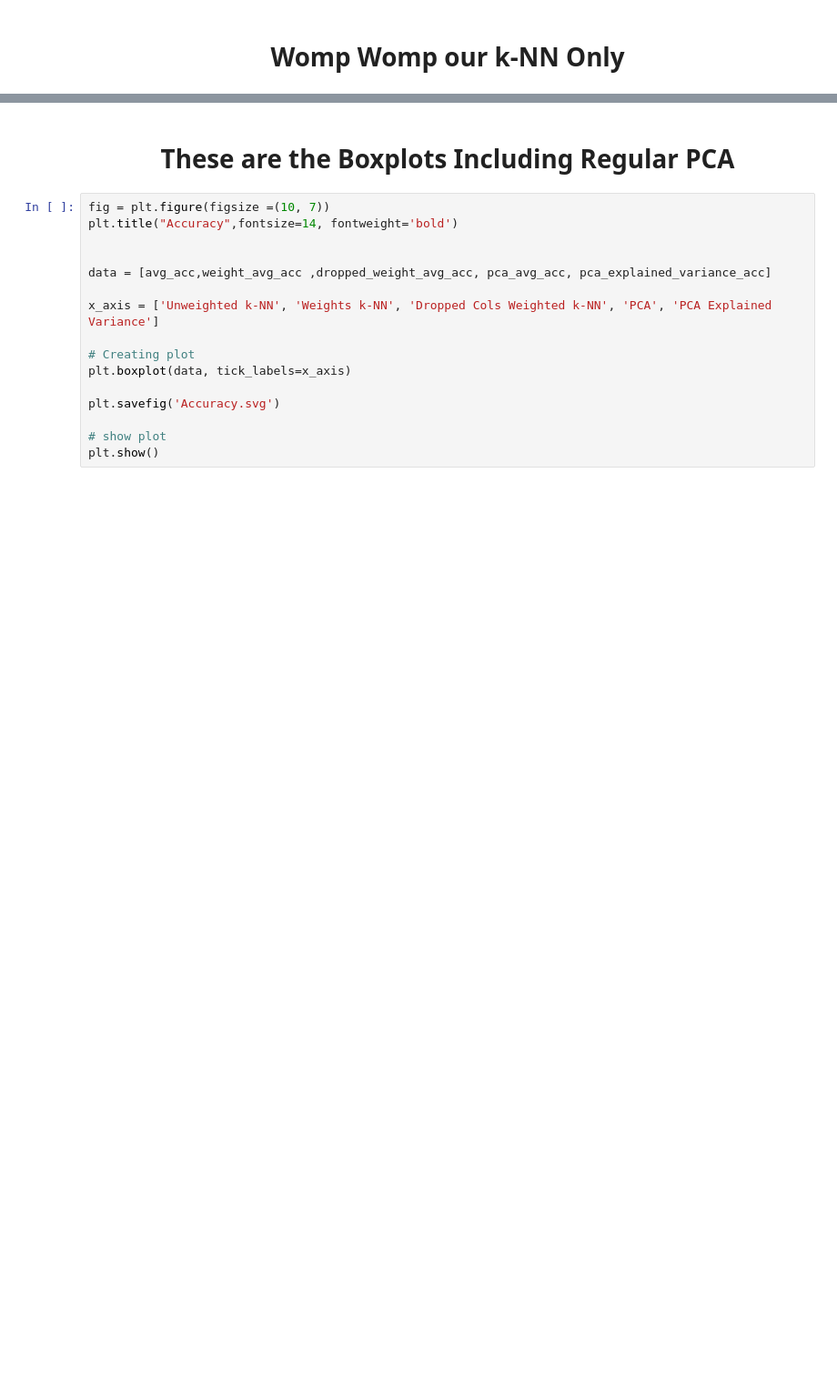
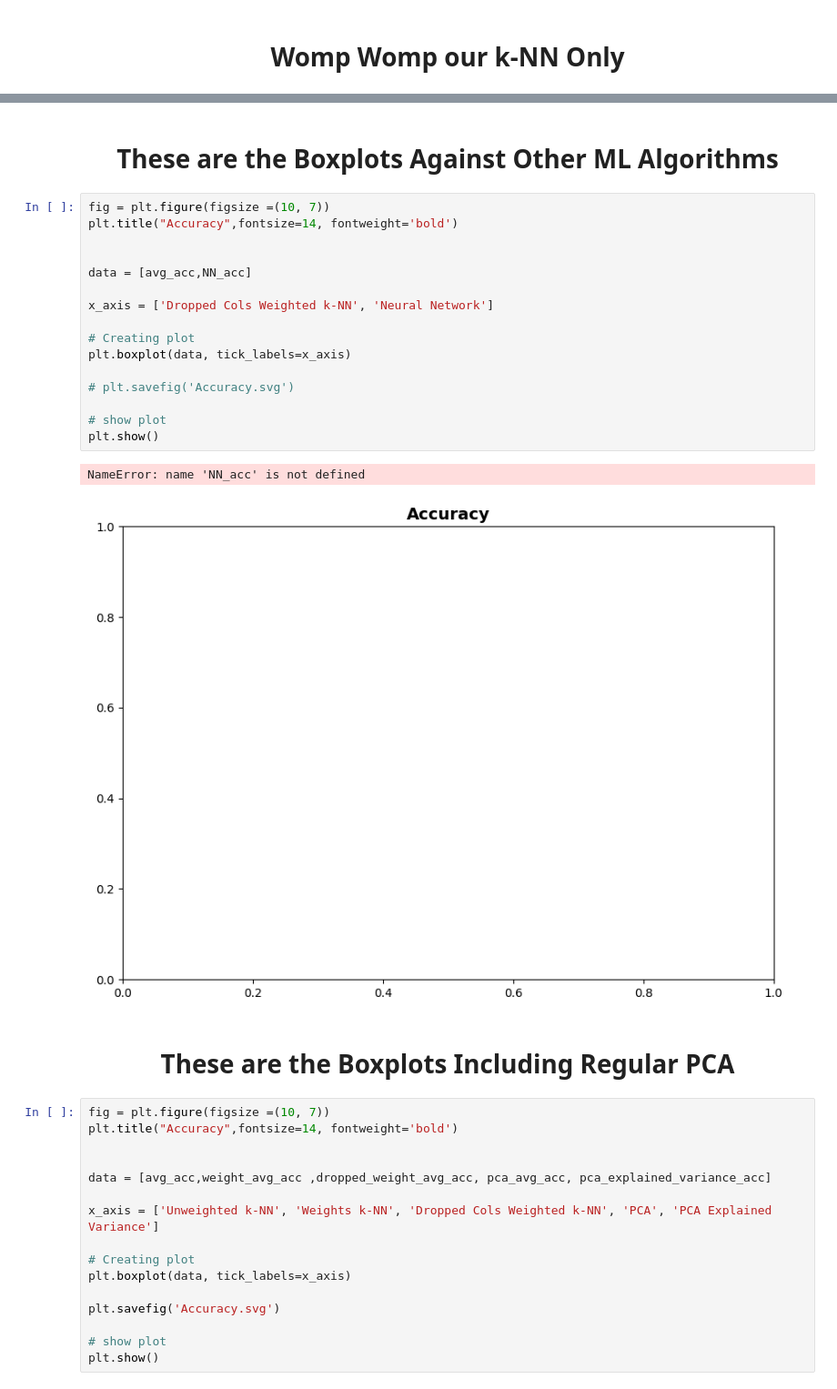
Before and after one commit to OnkarSama/Womp-Womp, a Jupyter notebook: modified-algo.ipynb, the cells around one changed output, grey strips where cells are left out. Shown at 91% size. Cells and saved outputs as stored; diff of their text form; blank space fills up the shorter version.

```diff
--- a/modified-algo.ipynb
+++ b/modified-algo.ipynb
@@ -917,6 +961,27 @@ final_pca_df.head()
 | 2 | 3.171941 | -0.634662 | -0.284581 | -0.612405 | ... |
 | 3 | -0.571519 | -1.381686 | 0.384587 | 2.825294 | ... |
 | 4 | -2.334043 | 0.306655 | -0.070559 | 1.147556 | ... |
+# %% [markdown]
+<h1 style="text-align:center;">These are the Boxplots Against Other ML Algorithms</h1>
+# %%
+fig = plt.figure(figsize =(10, 7))
+plt.title("Accuracy",fontsize=14, fontweight='bold')
+
+
+data = [avg_acc,NN_acc]
+
+x_axis = ['Dropped Cols Weighted k-NN', 'Neural Network']
+
+# Creating plot
+plt.boxplot(data, tick_labels=x_axis)
+
+# plt.savefig('Accuracy.svg')
+
+# show plot
+plt.show()
+# %% [output]
+NameError: name 'NN_acc' is not defined
+[figure, added]
 # %% [markdown]
 <h1 style="text-align:center;">These are the Boxplots Including Regular PCA</h1>
 # %%
```
Also changed, not shown: parts of 25 cells of this notebook.
